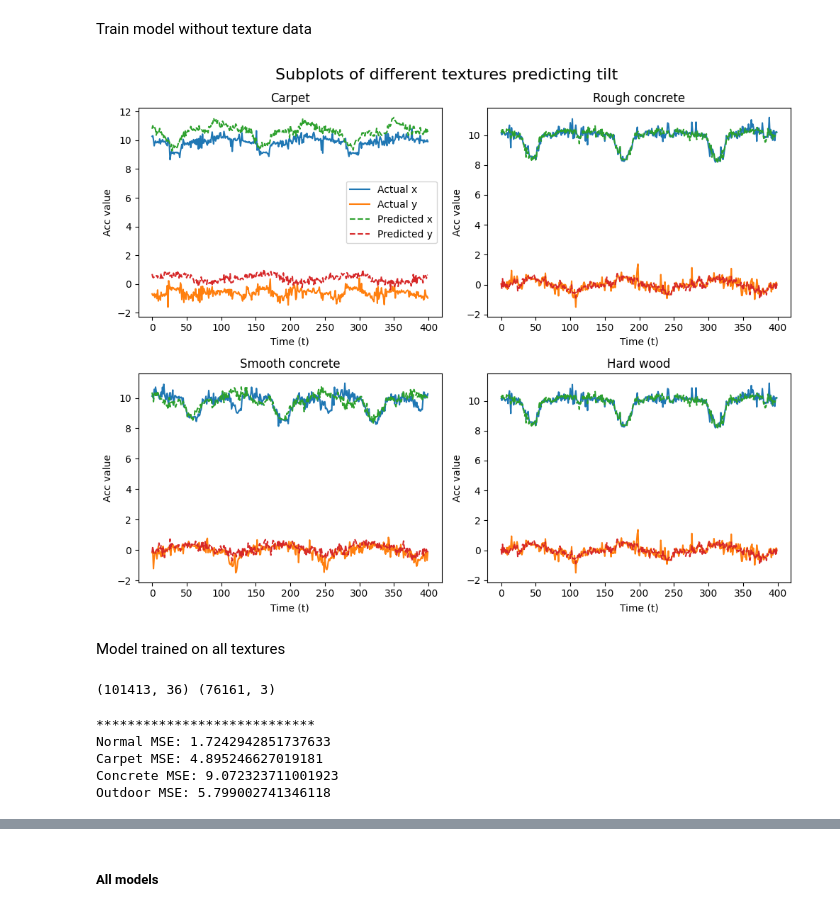
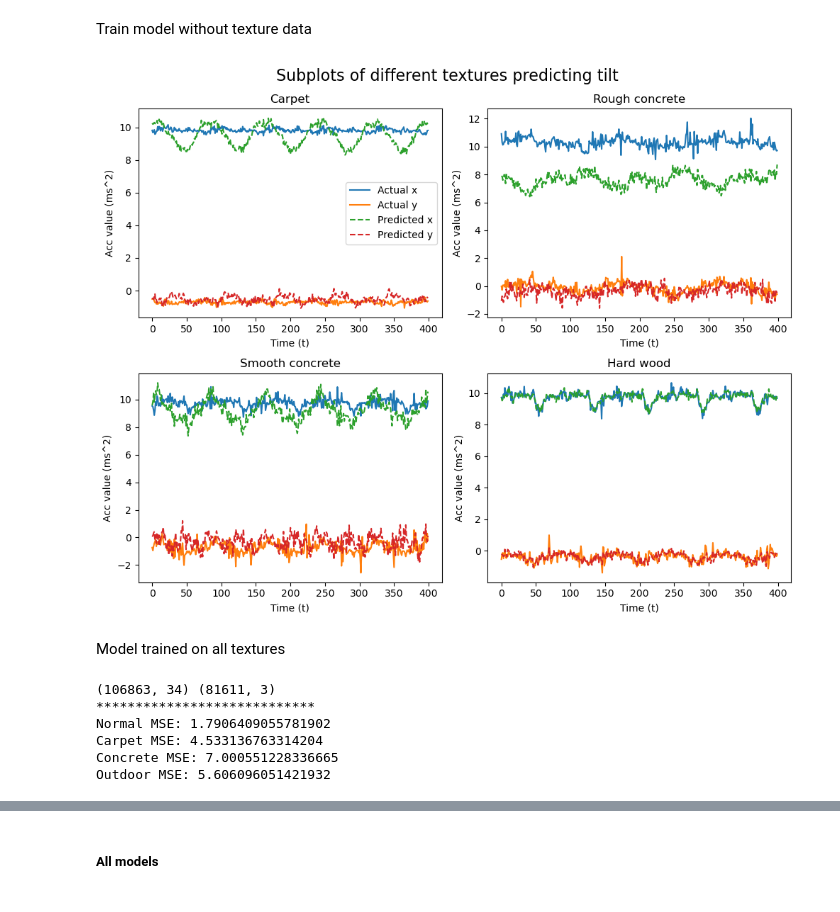
Before and after one commit to shepai/TactileSensor, a Jupyter notebook: Code/Data collection/robot/excel.ipynb, the cells around one changed output, grey strips where cells are left out. Drawn from its saved outputs; the diff is of its cells as text; code cells hidden in the pictures.

```diff
--- a/Code/Data collection/robot/excel.ipynb
+++ b/Code/Data collection/robot/excel.ipynb
@@ -471,49 +503,49 @@ Train model without texture data
 # %%
 y,yp=getMSEPreds("wood_servos_d5_raw_L.csv","wood_servos_d5_raw_R.csv",normal_model,0,t,servos=True)
 yt,ypt=getMSEPreds("carpet_servos_d5_raw_L.csv","carpet_servos_d5_raw_R.csv",normal_model,0,t,servos=True)
-yc,ypc=getMSEPreds("wood_servos_d5_raw_L.csv","wood_servos_d5_raw_R.csv",normal_model,0,t,servos=True)
+yc,ypc=getMSEPreds("servos_rough_raw_L.csv","servos_rough_raw_R.csv",normal_model,0,t,servos=True)
 yo,ypo=getMSEPreds("outdoor_servos_d5_raw_L.csv","outdoor_servos_d5_raw_R.csv",normal_model,0,t,servos=True)
 
 # Creating subplots
 fig, axs = plt.subplots(2, 2, figsize=(10, 8))
 axis=[0,2]
-start=8000
-show=8400
+start=2000
+show=2400
 # Plotting each set of x and y data on separate subplots
 axs[0, 0].plot(yt[start:show,axis],label=["Actual x","Actual y"])
 axs[0, 0].plot(ypt[start:show,axis],"--",label=["Predicted x","Predicted y"])
 axs[0, 0].set_title('Carpet')
 axs[0, 0].legend()
 axs[0, 0].set_xlabel('Time (t)')
-axs[0, 0].set_ylabel('Acc value')
+axs[0, 0].set_ylabel('Acc value (ms^2)')
 
 axs[0, 1].plot(yc[start:show,axis])
 axs[0, 1].plot(ypc[start:show,axis],"--")
 axs[0, 1].set_title('Rough concrete')
 axs[0, 1].set_xlabel('Time (t)')
-axs[0, 1].set_ylabel('Acc value')
+axs[0, 1].set_ylabel('Acc value (ms^2)')
 
 axs[1, 0].plot(yo[start:show,axis])
 axs[1, 0].plot(ypo[start:show,axis],"--")
 axs[1, 0].set_title('Smooth concrete')
 axs[1, 0].set_xlabel('Time (t)')
-axs[1, 0].set_ylabel('Acc value')
+axs[1, 0].set_ylabel('Acc value (ms^2)')
 
 axs[1, 1].plot(y[start:show,axis])
 axs[1, 1].plot(yp[start:show,axis],"--")
 axs[1, 1].set_title('Hard wood')
 axs[1, 1].set_xlabel('Time (t)')
-axs[1, 1].set_ylabel('Acc value')
+axs[1, 1].set_ylabel('Acc value (ms^2)')
 
 # Adding a central title
 plt.suptitle('Subplots of different textures predicting tilt', fontsize=16)
 
 plt.tight_layout()
 
 # Displaying the plots
 plt.show()
 # %% [output]
-[figure, old version]
+[figure, new version]
 # %% [markdown]
 Model trained on all textures
 # %%
@@ -533,7 +565,7 @@ Y_pred = normal_model.predict(X_test)
 mse_norm = mean_squared_error(Y_test, Y_pred)
 y,yp=getMSEPreds("wood_servos_d5_raw_L.csv","wood_servos_d5_raw_R.csv",normal_model,0,t,servos=True)
 yt,ypt=getMSEPreds("carpet_servos_d5_raw_L.csv","carpet_servos_d5_raw_R.csv",normal_model,0,t,servos=True)
-yc,ypc=getMSEPreds("wood_servos_d5_raw_L.csv","wood_servos_d5_raw_R.csv",normal_model,0,t,servos=True)
+yc,ypc=getMSEPreds("servos_rough_raw_L.csv","servos_rough_raw_R.csv",normal_model,0,t,servos=True)
 yo,ypo=getMSEPreds("outdoor_servos_d5_raw_L.csv","outdoor_servos_d5_raw_R.csv",normal_model,0,t,servos=True)
 
 
@@ -542,12 +574,12 @@ mse_concrete=getMSEData("outdoor_servos_d5_raw_L.csv","outdoor_servos_d5_raw_R.c
 mse_outdoor=getMSEData("wood_servos_d5_raw_L.csv","wood_servos_d5_raw_R.csv",normal_model,0,t,servos=True)
 print("****************************\nNormal MSE:",mse_norm,"\nCarpet MSE:",mse_texture,"\nConcrete MSE:",mse_concrete,"\nOutdoor MSE:",mse_outdoor)
 # %% [output]
-(101413, 36) (76161, 3)
+(106863, 34) (81611, 3)
+****************************
+Normal MSE: 1.7906409055781902
+Carpet MSE: 4.533136763314204
+Concrete MSE: 7.000551228336665
+Outdoor MSE: 5.606096051421932
-****************************
-Normal MSE: 1.7242942851737633
-Carpet MSE: 4.895246627019181
-Concrete MSE: 9.072323711001923
-Outdoor MSE: 5.799002741346118
 # %%
 # Creating subplots
 print(len(yt))
```
Also changed, not shown: parts of 13 cells of this notebook.
